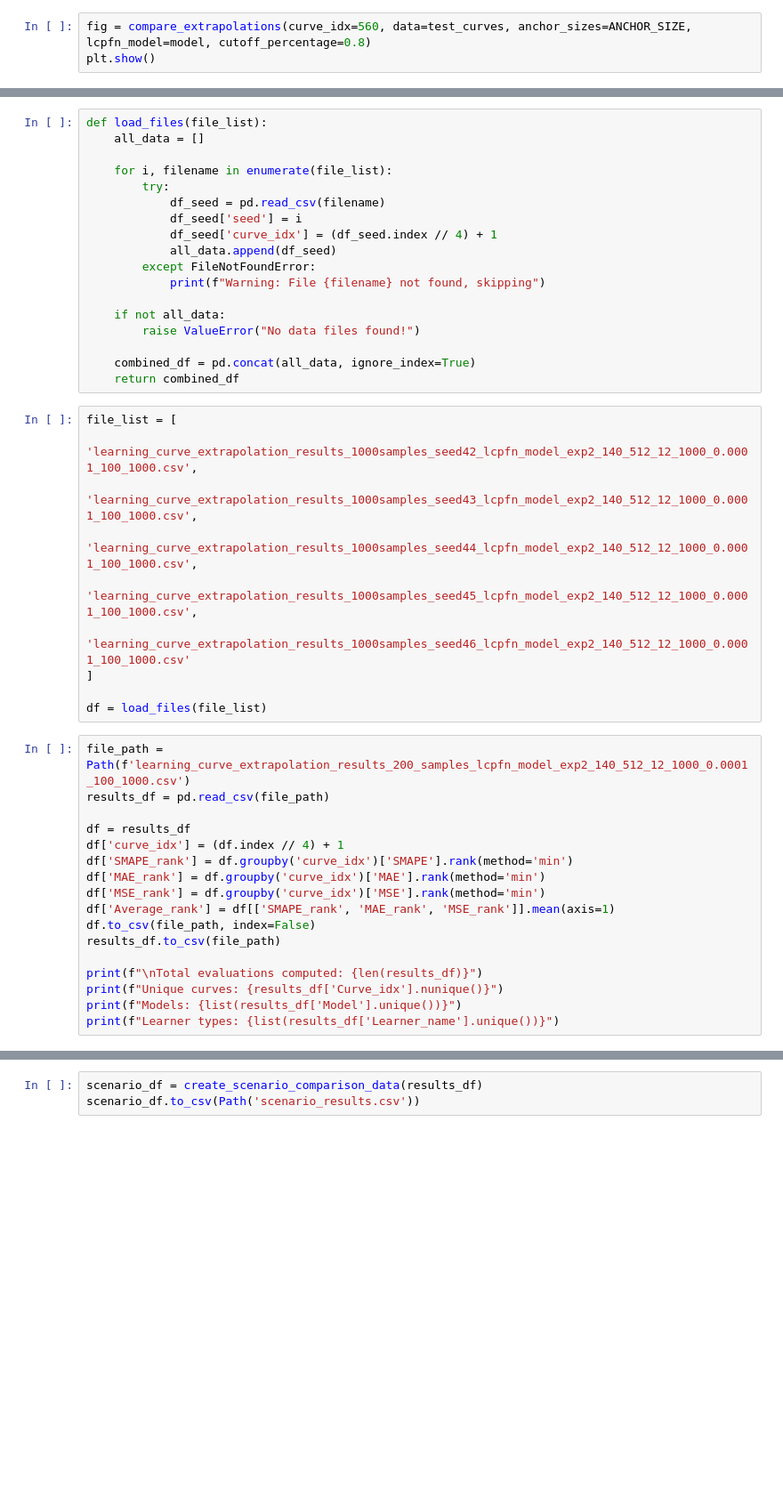
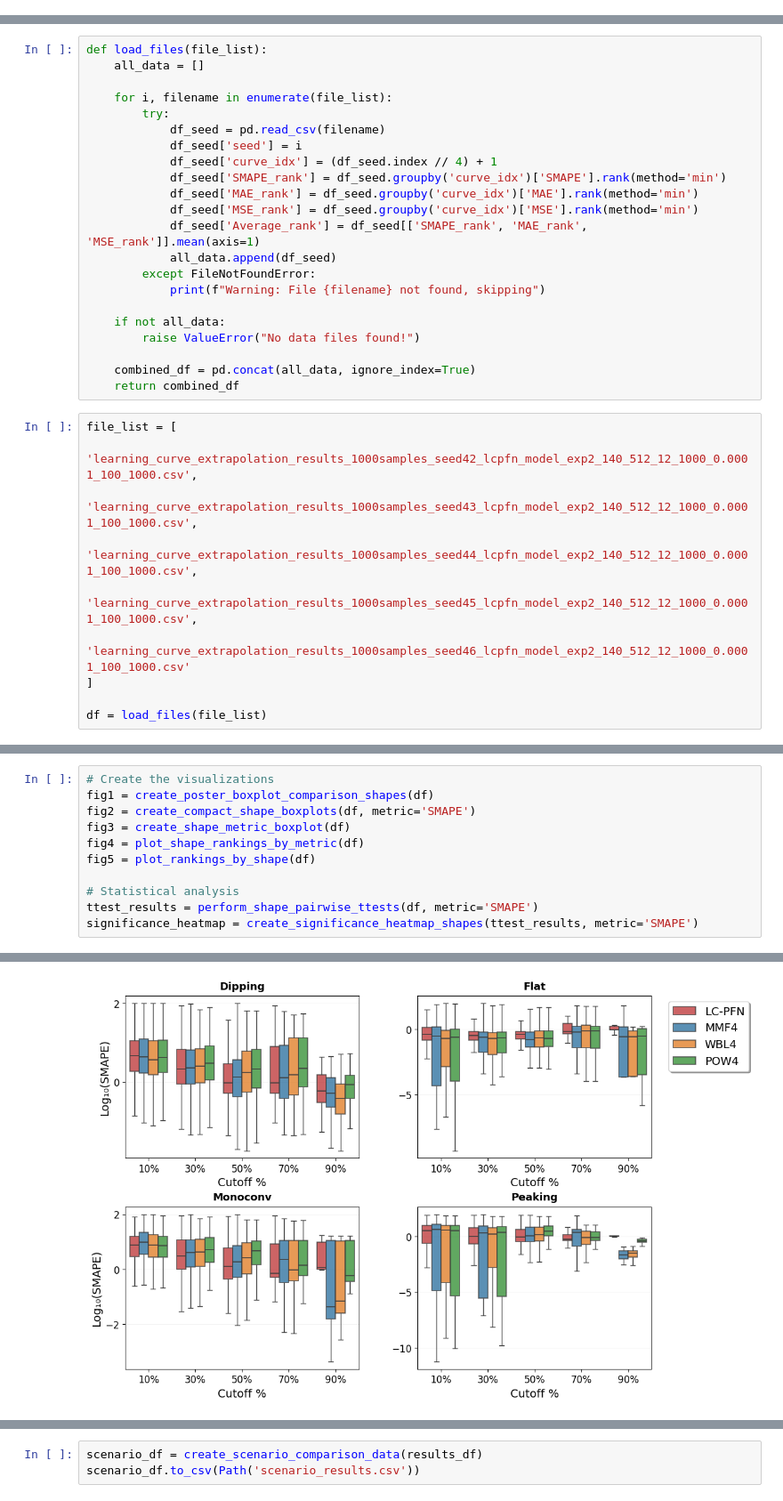
Before and after one commit to adelinacazacu/Extrapolating-Learning-Curves-When-Do-Neural-Networks-Outperform-Parametric-Models-, a Jupyter notebook: experiment2/experiment2_shape_evaluation_parametric_vs_lcpfn.ipynb, the cells around one changed output, grey strips where cells are left out. Shown at 89% size. Cells and saved outputs as stored; diff of their text form; blank space fills up the shorter version.

```diff
--- a/experiment2/experiment2_shape_evaluation_parametric_vs_lcpfn.ipynb
+++ b/experiment2/experiment2_shape_evaluation_parametric_vs_lcpfn.ipynb
@@ -421,3 +526,0 @@ def compare_extrapolations(curve_idx, data, anchor_sizes, lcpfn_model, min_point
-# %%
-fig = compare_extrapolations(curve_idx=560, data=test_curves, anchor_sizes=ANCHOR_SIZE, lcpfn_model=model, cutoff_percentage=0.8)
-plt.show()
@@ -620,6 +728,10 @@ def load_files(file_list):
             df_seed = pd.read_csv(filename)
             df_seed['seed'] = i
             df_seed['curve_idx'] = (df_seed.index // 4) + 1
+            df_seed['SMAPE_rank'] = df_seed.groupby('curve_idx')['SMAPE'].rank(method='min')
+            df_seed['MAE_rank'] = df_seed.groupby('curve_idx')['MAE'].rank(method='min')
+            df_seed['MSE_rank'] = df_seed.groupby('curve_idx')['MSE'].rank(method='min')
+            df_seed['Average_rank'] = df_seed[['SMAPE_rank', 'MAE_rank', 'MSE_rank']].mean(axis=1)
             all_data.append(df_seed)
         except FileNotFoundError:
             print(f"Warning: File {filename} not found, skipping")
@@ -639,20 +751,3 @@ file_list = [
 ]
 
 df = load_files(file_list)
-# %%
-file_path = Path(f'learning_curve_extrapolation_results_200_samples_lcpfn_model_exp2_140_512_12_1000_0.0001_100_1000.csv')
-results_df = pd.read_csv(file_path)
-
-df = results_df
-df['curve_idx'] = (df.index // 4) + 1
-df['SMAPE_rank'] = df.groupby('curve_idx')['SMAPE'].rank(method='min')
-df['MAE_rank'] = df.groupby('curve_idx')['MAE'].rank(method='min')
-df['MSE_rank'] = df.groupby('curve_idx')['MSE'].rank(method='min')
-df['Average_rank'] = df[['SMAPE_rank', 'MAE_rank', 'MSE_rank']].mean(axis=1)
-df.to_csv(file_path, index=False)
-results_df.to_csv(file_path)
-
-print(f"\nTotal evaluations computed: {len(results_df)}")
-print(f"Unique curves: {results_df['Curve_idx'].nunique()}")
-print(f"Models: {list(results_df['Model'].unique())}")
-print(f"Learner types: {list(results_df['Learner_name'].unique())}")
@@ -663,0 +1208,12 @@ Learner types: ['KNN', 'NearestCentroid', 'RidgeClassifier', 'ens.GradientBoosti
+# %%
+# Create the visualizations
+fig1 = create_poster_boxplot_comparison_shapes(df)
+fig2 = create_compact_shape_boxplots(df, metric='SMAPE')
+fig3 = create_shape_metric_boxplot(df)
+fig4 = plot_shape_rankings_by_metric(df)
+fig5 = plot_rankings_by_shape(df)
+
+# Statistical analysis
+ttest_results = perform_shape_pairwise_ttests(df, metric='SMAPE')
+significance_heatmap = create_significance_heatmap_shapes(ttest_results, metric='SMAPE')
+# %% [output]
@@ -663,0 +1227 @@ Learner types: ['KNN', 'NearestCentroid', 'RidgeClassifier', 'ens.GradientBoosti
+[figure, added]
```
Also changed, not shown: parts of 14 cells of this notebook, 7 other files.
